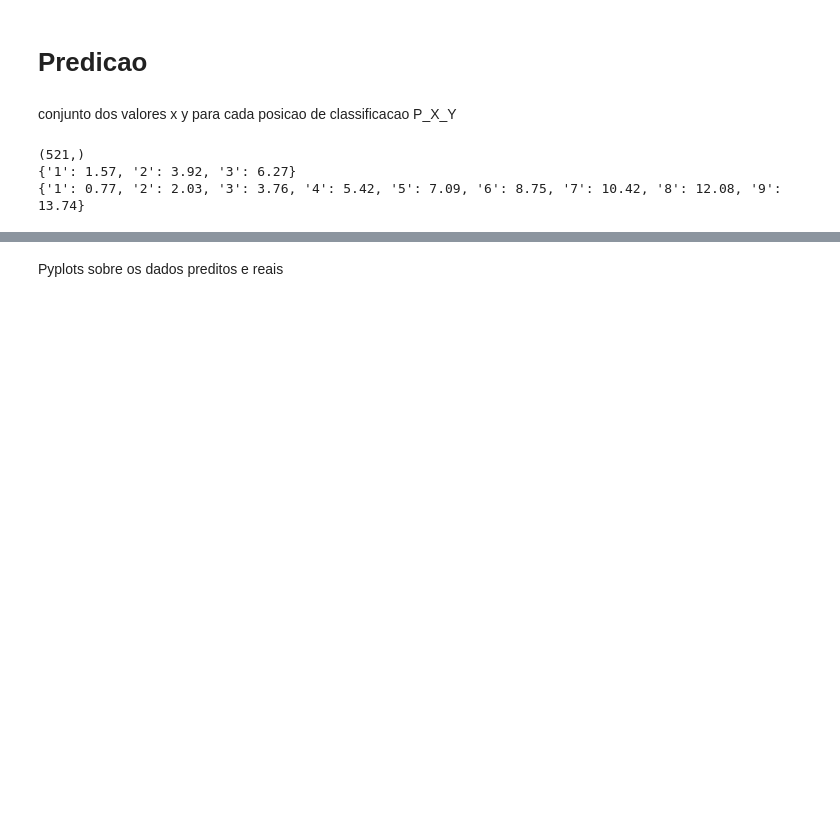
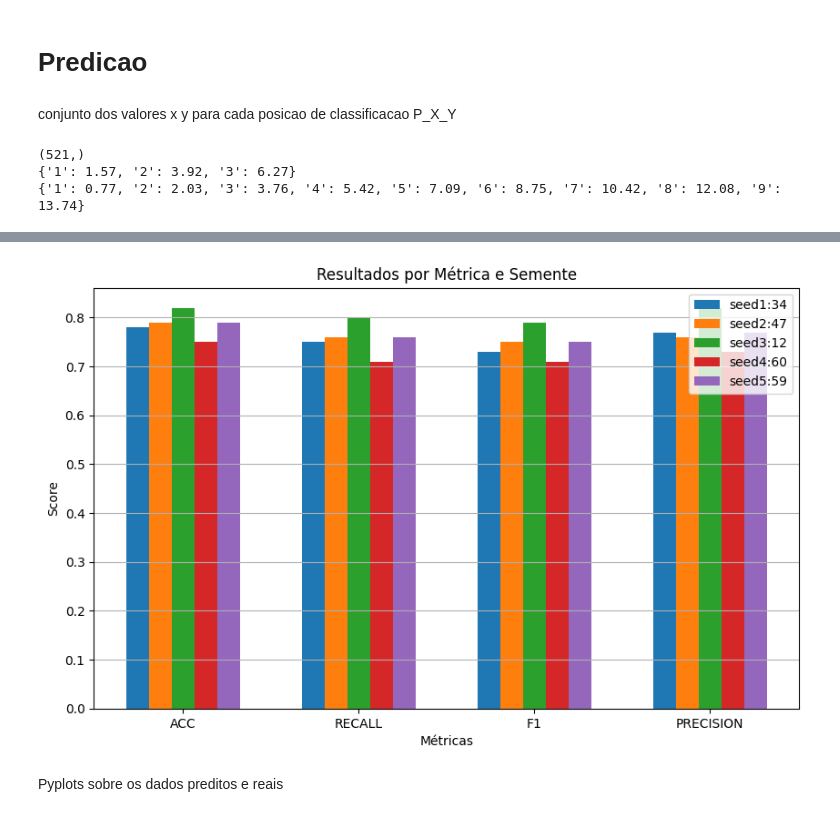
Before and after one commit to MVP-Willian/Pibic-Localiza-Interna, a Jupyter notebook: notebooks/pipelineV2.ipynb, the cells around one changed output, grey strips where cells are left out. Drawn from its saved outputs; the diff is of its cells as text; code cells hidden in the pictures; blank space fills up the shorter version.

```diff
--- a/notebooks/pipelineV2.ipynb
+++ b/notebooks/pipelineV2.ipynb
@@ -189,8 +189,38 @@ def converte_categoria_posicao(values_pred,values_real):
 
     return posicoes_pred, posicoes_real
 # %%
+from sklearn.metrics import accuracy_score, f1_score, recall_score, precision_score, confusion_matrix, ConfusionMatrixDisplay, classification_report, roc_auc_score
+
 set_positions_seed = {}
 set_test_pred_categories = {}
+
+
+
+def metrics(pred, y, text= ''):
+    acc = round(accuracy_score(y, pred), 2)
+
+    recall = round(recall_score(y, pred, average='macro'), 2)
+    f1 = round(f1_score(y, pred, average='macro'), 2)
+    precision = round(precision_score(y, pred, average='macro'), 2)
+
+
+    text = text.upper()
+
+    print(f'{text} ACC: {acc}')
+    print(f'{text} RECALL: {recall}')
+    print(f'{text} F1-SCORE: {f1}')
+    print(f'{text} PRECISION: {precision}')
+
+    resultados = {""
+        "acc":acc,
+        "recall":recall,
+        "F1":f1,
+        "precision":precision
+        }
+    return resultados
+
+
+resultados_semente = {}
 
 for seed, division in sets_division.items():
 
@@ -238,5 +268,43 @@ for seed, division in sets_division.items():
     print("-"*60)
 
     #Métricas para a análise com base nos dados preditos pelo modelo e valores reais do test
+
+    resultados = metrics(pred = Y_pred, y= Y_test)
+    resultados_semente[seed] = resultados
     print(classification_report(Y_test, Y_pred))
+
+dados = resultados_semente
+
+print(resultados_semente)
+
+metricas = ['acc', 'recall', 'F1', 'precision']
+seeds = list(dados.keys())
+
+valores = []
+
+for metrica in metricas:
+    valores_metrica = [dados[seed][metrica] for seed in seeds]
+    valores.append(valores_metrica)
+
+valores = np.array(valores)  # shape = (n_metricas, n_seeds)
+
+x = np.arange(len(metricas))  # posições das métricas no eixo X
+largura = 0.13  # largura das barras
+
+plt.figure(figsize=(10, 6))
+
+for i, seed in enumerate(seeds):
+    semente = sets_division[seed]["seed"]
+
+    plt.bar(x + i*largura, valores[:, i], width=largura, label=f"{seed}:{semente}")
+
+plt.xlabel("Métricas")
+plt.ylabel("Score")
+plt.title("Resultados por Métrica e Semente")
+plt.xticks(x + largura*(len(seeds)-1)/2, [m.upper() for m in metricas])
+plt.legend(loc='upper right')
+
+plt.grid(axis='y')
+
+plt.show()
 # %% [output]
@@ -260,3 +328,4 @@ weighted avg       0.80      0.78      0.77       157
+[figure, added]
 # %% [markdown]
 Pyplots sobre os dados preditos e reais
 # %%
```
Also changed, not shown: parts of 4 cells of this notebook, 4 other files.
